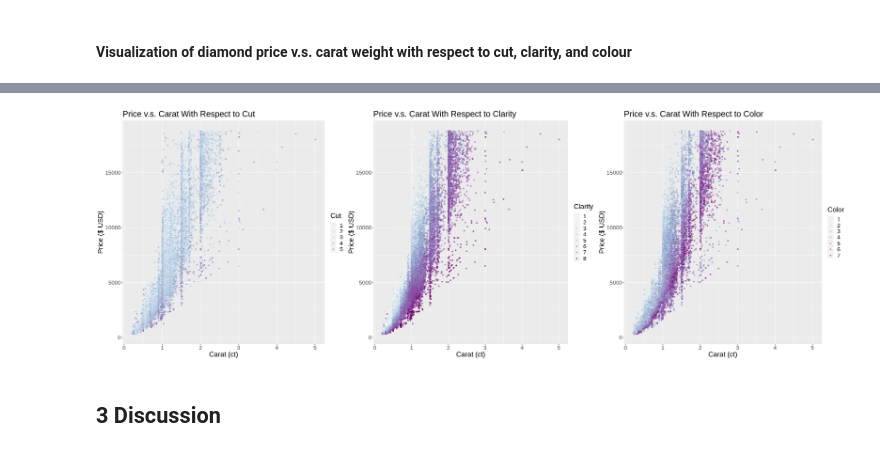
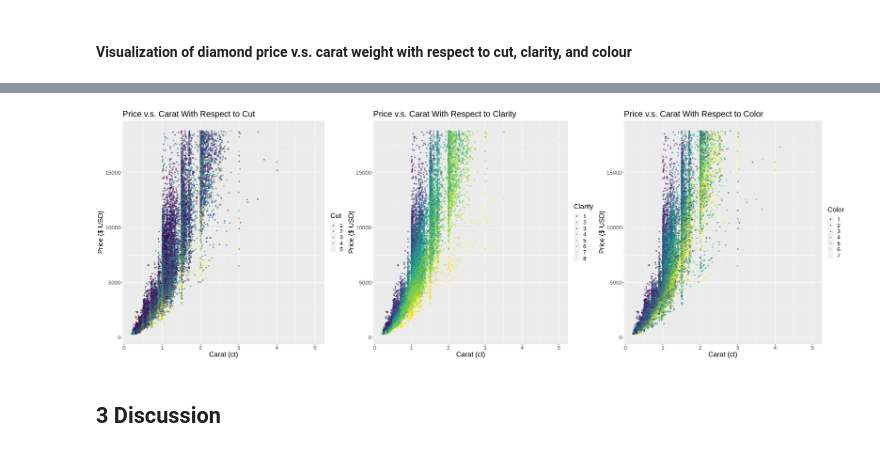
Before and after one commit to cpan0/dsci100-project, a Jupyter notebook: report.ipynb, the cells around one changed output, grey strips where cells are left out. Saved outputs shown, nothing was run; the diff lists cells and outputs as text; code cells hidden in the pictures.

Commit message:
Change color

```diff
--- a/report.ipynb
+++ b/report.ipynb
@@ -293,31 +321,31 @@ selected_colours
 # %%
 options(repr.plot.width = 30, repr.plot.height = 10)
 my_colors <- brewer.pal(4, "BuPu")[2:4]
 
 diamonds_cut_plot <- diamonds_train %>%
     ggplot(aes(x = carat, y = price, color = factor(cut))) +
     geom_point(alpha = 0.5) +
     labs(title = "Price v.s. Carat With Respect to Cut", x = "Carat (ct)", y = "Price ($ USD)", color = "Cut") +
-    scale_color_manual(values = selected_colours) +
+    scale_color_viridis(discrete=TRUE) +
     theme(text = element_text(size=20))
 
 diamonds_clarity_plot <- diamonds_train %>%
     ggplot(aes(x = carat, y = price, color = factor(clarity))) +
     geom_point(alpha = 0.5) +
     labs(title = "Price v.s. Carat With Respect to Clarity", x = "Carat (ct)", y = "Price ($ USD)", color = "Clarity") +
-    scale_color_brewer(palette = "BuPu") +
+    scale_color_viridis(discrete=TRUE) +
     theme(text = element_text(size=20))
 
 diamonds_color_plot <- diamonds_train %>%
     ggplot(aes(x = carat, y = price, color = factor(color))) +
     geom_point(alpha = 0.5) +
     labs(title = "Price v.s. Carat With Respect to Color", x = "Carat (ct)", y = "Price ($ USD)", color = "Color") +
-    scale_color_manual(values = selected_colours) +
+    scale_color_viridis(discrete=TRUE) +
     theme(text = element_text(size=20))
 
 plot_grid(diamonds_cut_plot, diamonds_clarity_plot, diamonds_color_plot, nrow = 1)
 # %% [output]
-[figure, old version]
+[figure, new version]
 # %% [markdown]
 ## 3 Discussion
 # %% [markdown]
```
Also changed, not shown: parts of 7 cells of this notebook.
